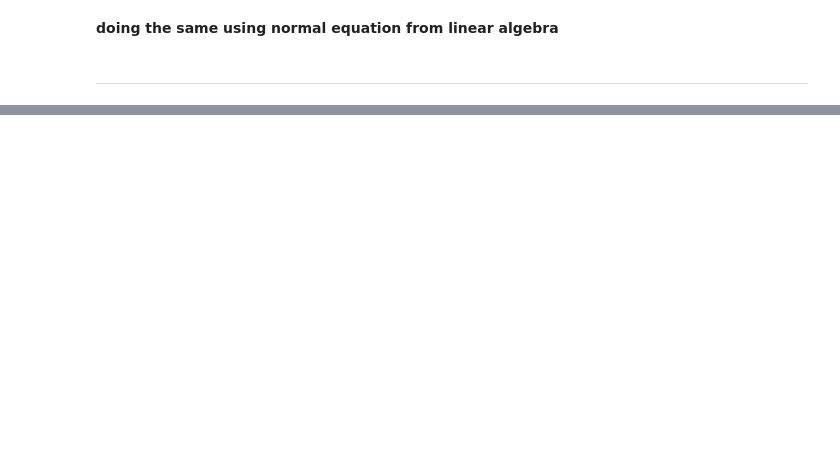
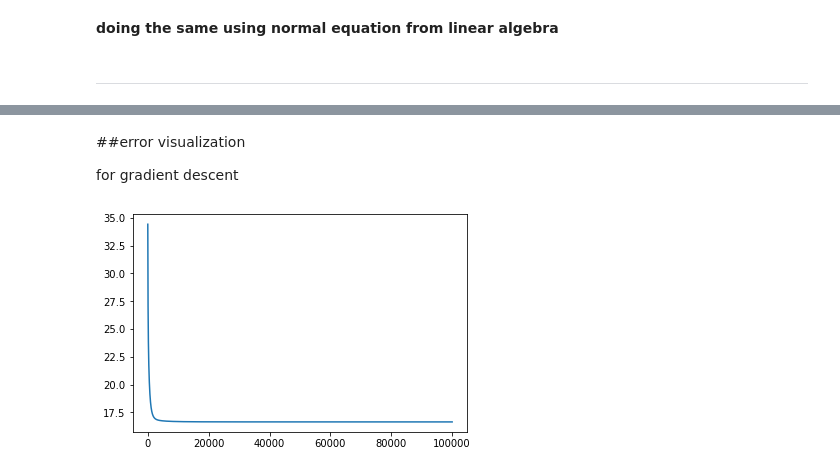
Before and after one commit to asrarbhat/machineleanring, a Jupyter notebook: linear_regression.ipynb, the cells around one changed output, grey strips where cells are left out. Saved outputs shown, nothing was run; the diff lists cells and outputs as text; code cells hidden in the pictures; blank space fills up the shorter version.

```diff
--- a/linear_regression.ipynb
+++ b/linear_regression.ipynb
@@ -69,0 +123,5 @@ plt.plot(inputs,inputs*weights_learned[0,0]+weights_learned[1,0])
+# %%
+#A is the inputs matrix and Y is is outputs vector such that AX=Y
+A=inputs
+Y=outputs
+A.shape,Y.shape
@@ -69,0 +130,31 @@ plt.plot(inputs,inputs*weights_learned[0,0]+weights_learned[1,0])
+# %%
+#hyperparameters
+
+no_of_iterations=100000
+
+no_of_samples=A.shape[0]
+
+learing_rate=0.001/no_of_samples
+
+#initial weights
+weights=np.random.rand(A.shape[1],1)
+# %%
+#calculating gradients
+#gradient vector=(predicted_outputs_vector-real_outputs_vector) transposed and multiplied by inputs matrix
+#predicted output vector is AX and real/expected output vector is Y
+
+def derivative(A,Y):
+
+    temp1=np.matmul(A,weights)
+
+    temp2=(temp1-Y)
+
+    temp3=np.matmul(np.transpose(temp2),A)
+
+    return np.transpose(temp3)
+# %%
+#gradient descent in action
+error=[]
+for i in range(no_of_iterations):
+    error.append(np.sum((Y-np.matmul(A,weights))**2)/no_of_samples)
+    weights-=learing_rate*derivative(A,Y)
@@ -69,0 +204,11 @@ plt.plot(inputs,inputs*weights_learned[0,0]+weights_learned[1,0])
+# %% [markdown]
+##error visualization
+
+for gradient descent
+# %%
+import matplotlib.pyplot as plt
+import numpy as np
+plt.plot(np.arange(len(error)),error)
+plt.show()
+# %% [output]
+[figure, added]
```
Also changed, not shown: parts of 20 cells of this notebook.
